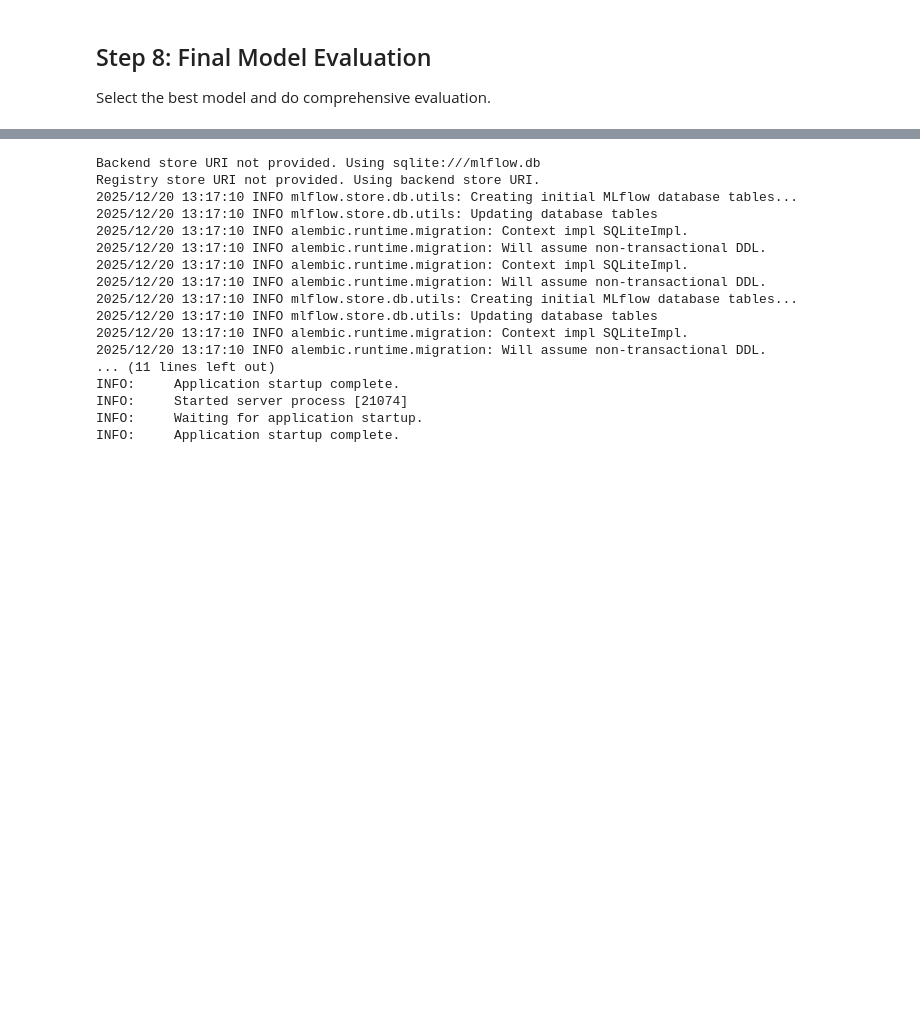
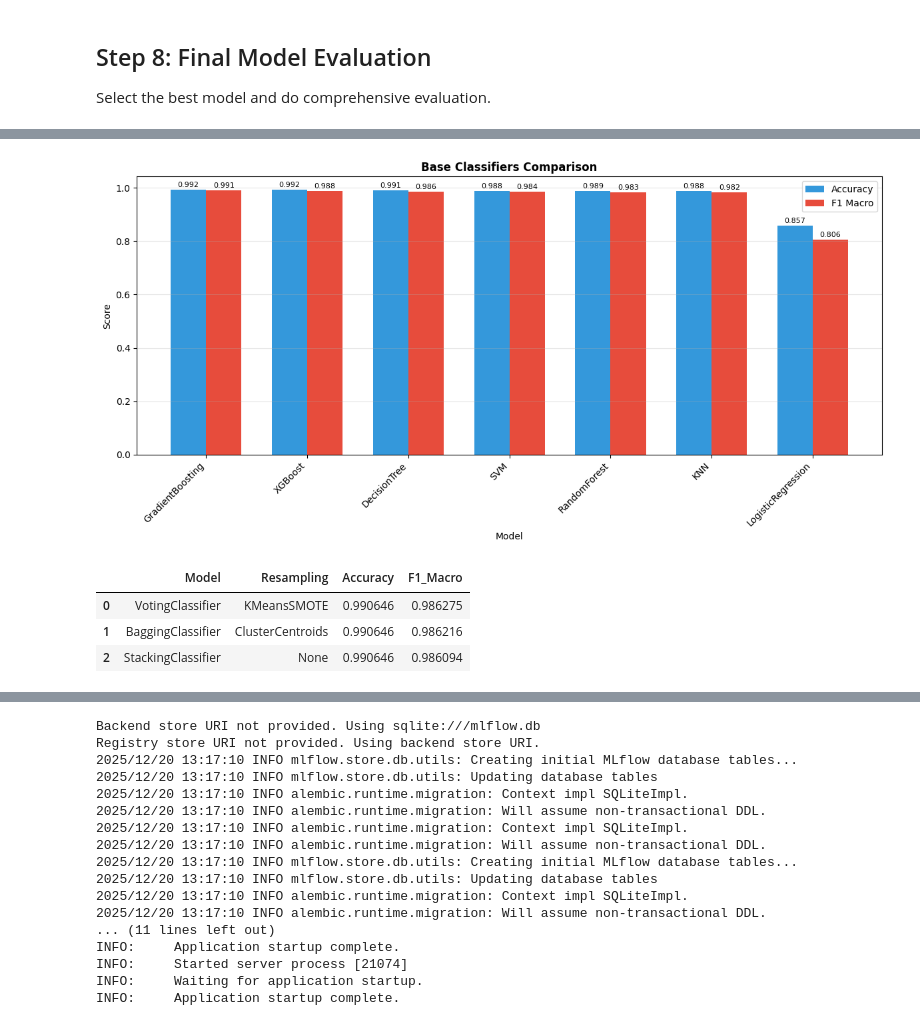
Before and after one commit to Belaleatsbanana/ml2, a Jupyter notebook: bell/rat_elephant_modeling.ipynb, the cells around one changed output, grey strips where cells are left out. Drawn from its saved outputs; the diff is of its cells as text; code cells hidden in the pictures; blank space fills up the shorter version.

```diff
--- a/bell/rat_elephant_modeling.ipynb
+++ b/bell/rat_elephant_modeling.ipynb
@@ -1288,0 +1296,6 @@ print("\n🎉 PIPELINE COMPLETE!")
+# %%
+# Query 1: All Base Classifiers Compared
+base_clf_query = united_nations[united_nations['Type'] == 'BaseClassifier'].copy()
+best_per_base = base_clf_query.loc[base_clf_query.groupby('Model')['F1_Macro'].idxmax()]
+best_per_base = best_per_base.sort_values('F1_Macro', ascending=False).reset_index(drop=True)
+best_per_base[['Model', 'Resampling', 'Accuracy', 'F1_Macro', 'Precision', 'Recall']]
@@ -1288,0 +1311,37 @@ print("\n🎉 PIPELINE COMPLETE!")
+# %%
+# Visualization: Base Classifiers
+fig, ax = plt.subplots(figsize=(12, 6))
+x = np.arange(len(best_per_base))
+width = 0.35
+bars1 = ax.bar(x - width/2, best_per_base['Accuracy'], width, label='Accuracy', color='#3498db')
+bars2 = ax.bar(x + width/2, best_per_base['F1_Macro'], width, label='F1 Macro', color='#e74c3c')
+ax.set_xlabel('Model')
+ax.set_ylabel('Score')
+ax.set_title('Base Classifiers Comparison', fontweight='bold')
+ax.set_xticks(x)
+ax.set_xticklabels(best_per_base['Model'], rotation=45, ha='right')
+ax.legend()
+ax.grid(axis='y', alpha=0.3)
+for bar in bars1:
+    ax.text(bar.get_x() + bar.get_width()/2, bar.get_height() + 0.01, f'{bar.get_height():.3f}', ha='center', fontsize=8)
+for bar in bars2:
+    ax.text(bar.get_x() + bar.get_width()/2, bar.get_height() + 0.01, f'{bar.get_height():.3f}', ha='center', fontsize=8)
+plt.tight_layout()
+plt.savefig('base_classifiers_comparison.png', dpi=100)
+plt.show()
+# %% [output]
+[figure, added]
+# %%
+# Query 2: All Ensembles Compared
+ensemble_query = united_nations[united_nations['Type'] == 'Ensemble'].copy()
+
+best_per_ensemble = ensemble_query.loc[ensemble_query.groupby('Model')['F1_Macro'].idxmax()]
+best_per_ensemble = best_per_ensemble.sort_values('F1_Macro', ascending=False).reset_index(drop=True)
+
+
+best_per_ensemble[['Model', 'Resampling', 'Accuracy', 'F1_Macro']]
+# %% [output]
+|  | Model | Resampling | Accuracy | F1_Macro |
+| 0 | VotingClassifier | KMeansSMOTE | 0.990646 | 0.986275 |
+| 1 | BaggingClassifier | ClusterCentroids | 0.990646 | 0.986216 |
+| 2 | StackingClassifier | None | 0.990646 | 0.986094 |
```
Also changed, not shown: parts of 52 cells of this notebook.
